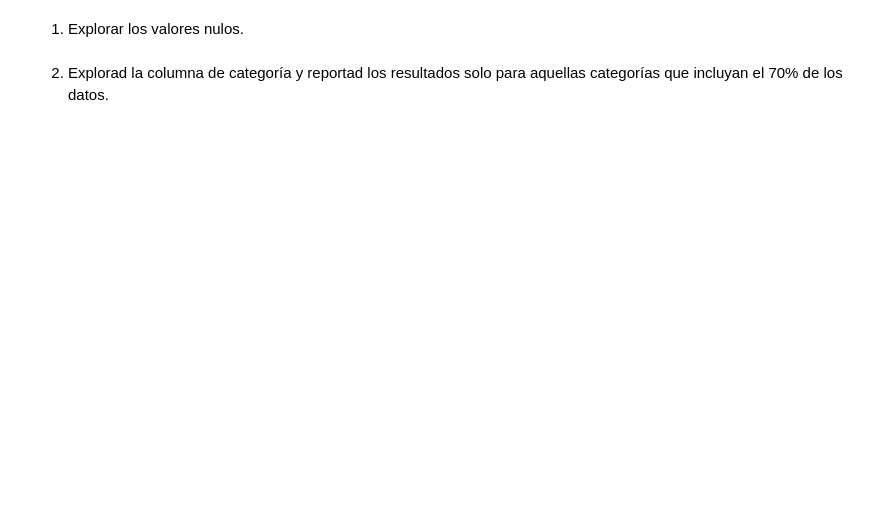
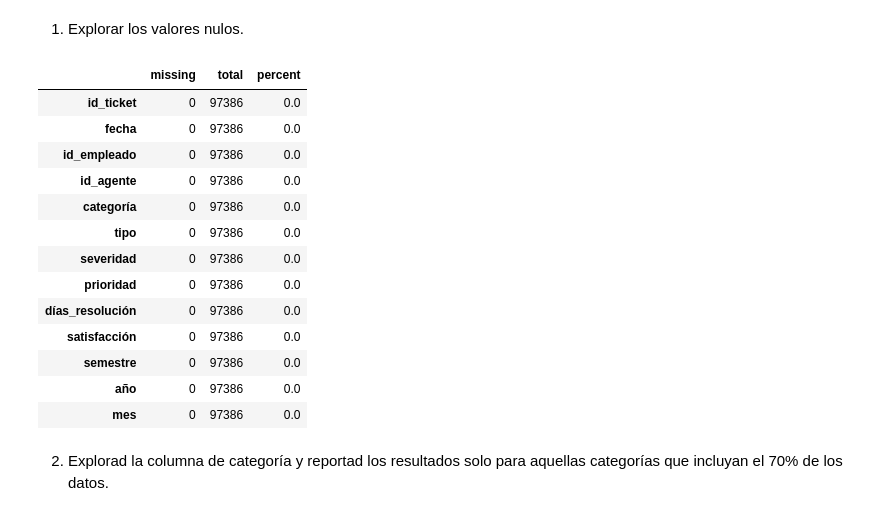
Before and after one commit to Adalab/promo-d-da-modulo2-sprint2-jacqueline-laura-lidya, a Jupyter notebook: eda/eda-leccion2-nulos-valores-pair.ipynb, the cells around one changed output. Cells and saved outputs as stored; diff of their text form; code cells hidden in the pictures; blank space fills up the shorter version.

```diff
--- a/eda/eda-leccion2-nulos-valores-pair.ipynb
+++ b/eda/eda-leccion2-nulos-valores-pair.ipynb
@@ -10,4 +17,22 @@ pd.options.display.max_columns = None
 # %% [markdown]
 1. Explorar los valores nulos.
+# %%
+df_tickets.stb.missing()
+# no tenemos valores nulos en este dataframe.
+# %% [output]
+|  | missing | total | percent |
+| id_ticket | 0 | 97386 | 0.0 |
+| fecha | 0 | 97386 | 0.0 |
+| id_empleado | 0 | 97386 | 0.0 |
+| id_agente | 0 | 97386 | 0.0 |
+| categoría | 0 | 97386 | 0.0 |
+| tipo | 0 | 97386 | 0.0 |
+| severidad | 0 | 97386 | 0.0 |
+| prioridad | 0 | 97386 | 0.0 |
+| días_resolución | 0 | 97386 | 0.0 |
+| satisfacción | 0 | 97386 | 0.0 |
+| semestre | 0 | 97386 | 0.0 |
+| año | 0 | 97386 | 0.0 |
+| mes | 0 | 97386 | 0.0 |
 # %% [markdown]
 2. Explorad la columna de categoría y reportad los resultados solo para aquellas categorías que incluyan el 70% de los datos.
```
Also changed, not shown: parts of 8 cells of this notebook.
